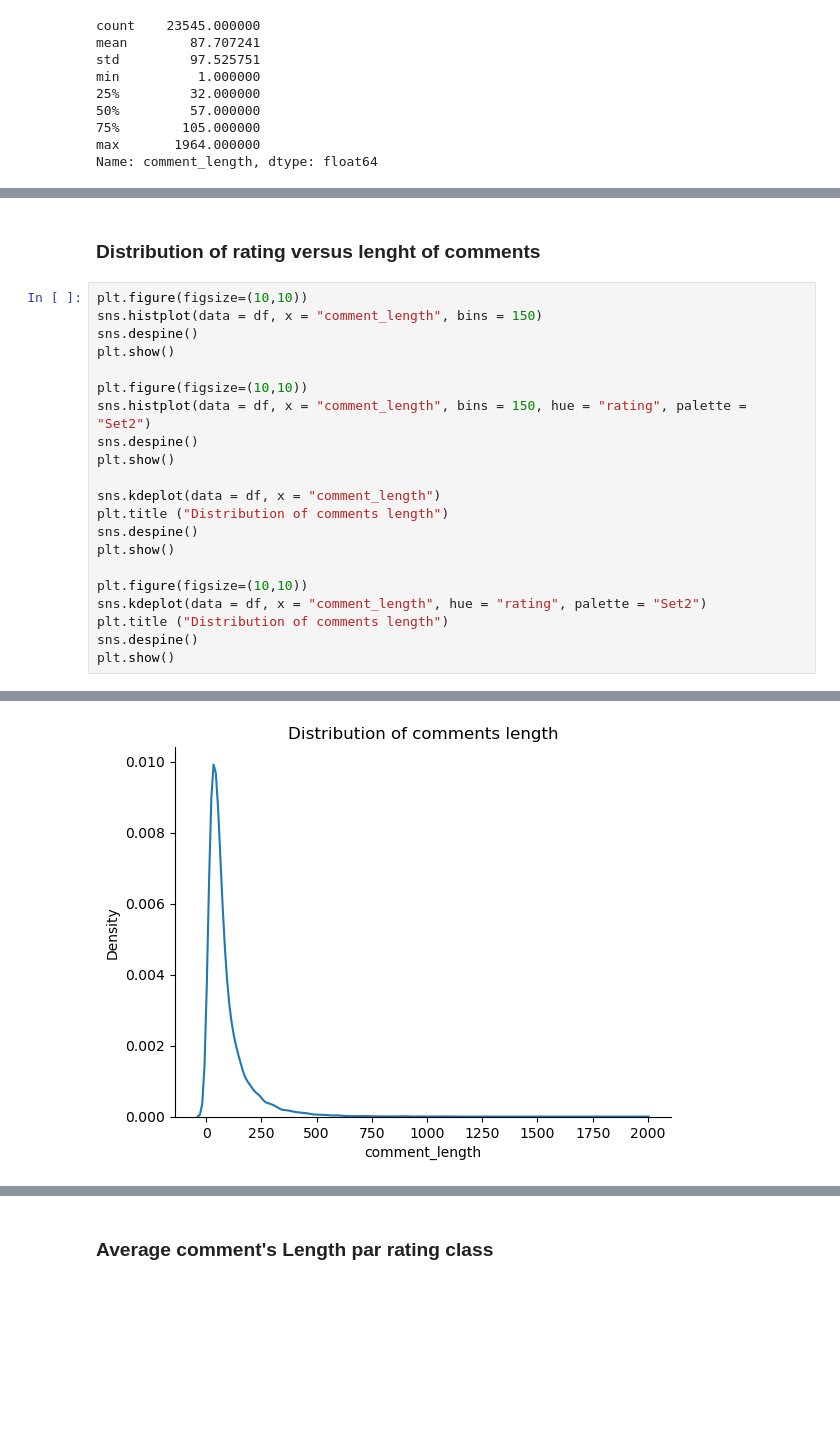
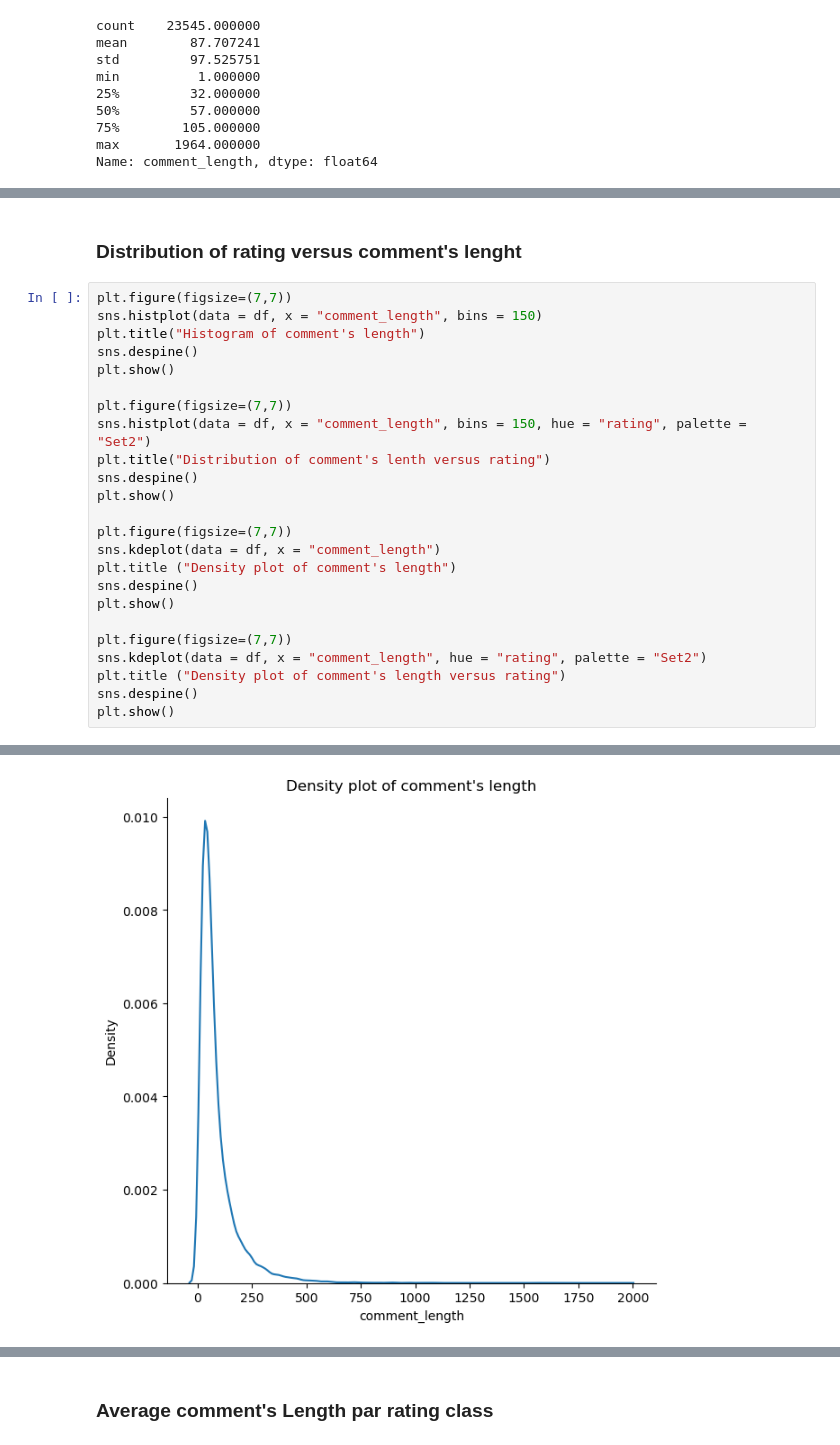
Before and after one commit to PMDOUGLAS23/Customer-Reviews-Analysis, a Jupyter notebook: notebooks/1_eda_dataviz/eda_dviz_redoute_v0.3.ipynb, the cells around one changed output, grey strips where cells are left out. Drawn from its saved outputs; the diff is of its cells as text; blank space fills up the shorter version.

```diff
--- a/notebooks/1_eda_dataviz/eda_dviz_redoute_v0.3.ipynb
+++ b/notebooks/1_eda_dataviz/eda_dviz_redoute_v0.3.ipynb
@@ -245,24 +243,27 @@ df[cl <= 2][["comment", "rating"]]
 # %% [markdown]
-### Distribution of rating versus lenght of comments
+### Distribution of rating versus comment's lenght
 # %%
-plt.figure(figsize=(10,10))
+plt.figure(figsize=(7,7))
 sns.histplot(data = df, x = "comment_length", bins = 150)
+plt.title("Histogram of comment's length")
 sns.despine()
 plt.show()
 
-plt.figure(figsize=(10,10))
+plt.figure(figsize=(7,7))
 sns.histplot(data = df, x = "comment_length", bins = 150, hue = "rating", palette = "Set2")
+plt.title("Distribution of comment's lenth versus rating")
 sns.despine()
 plt.show()
 
+plt.figure(figsize=(7,7))
 sns.kdeplot(data = df, x = "comment_length")
-plt.title ("Distribution of comments length")
+plt.title ("Density plot of comment's length")
 sns.despine()
 plt.show()
 
-plt.figure(figsize=(10,10))
+plt.figure(figsize=(7,7))
 sns.kdeplot(data = df, x = "comment_length", hue = "rating", palette = "Set2")
-plt.title ("Distribution of comments length")
+plt.title ("Density plot of comment's length versus rating")
 sns.despine()
 plt.show()
 # %% [output]
@@ -271 +272 @@ plt.show()
-[figure, old version]
+[figure, new version]
```
Also changed, not shown: parts of 52 cells of this notebook, 2 other files.
